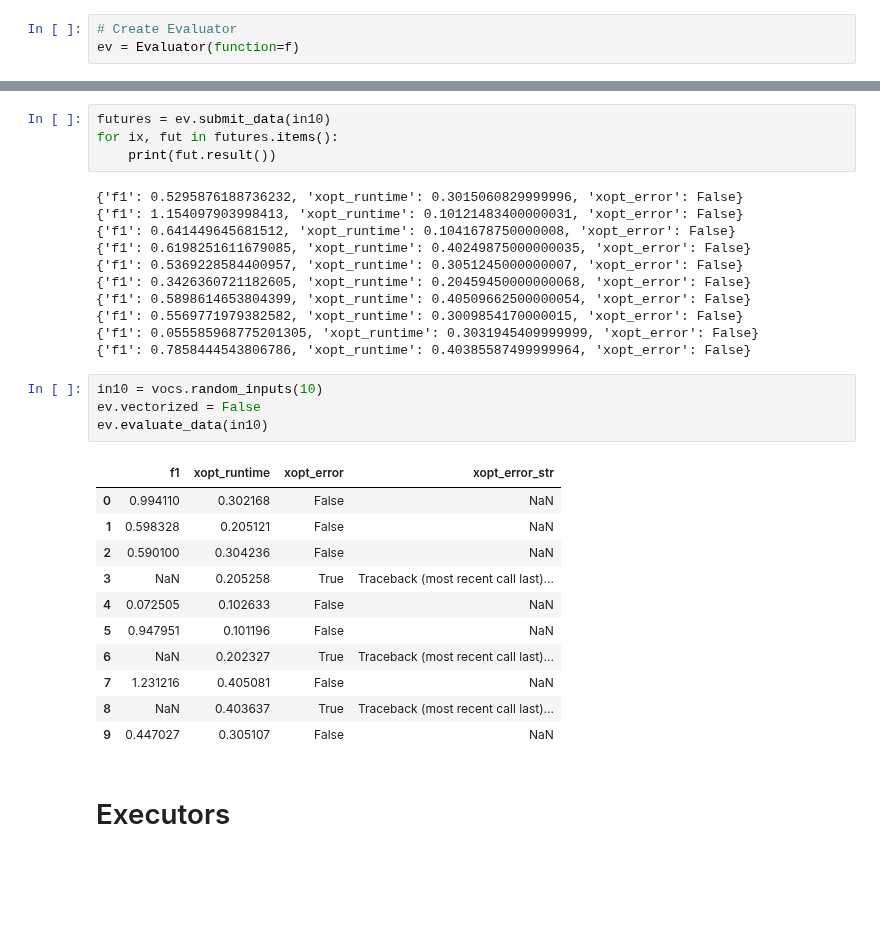
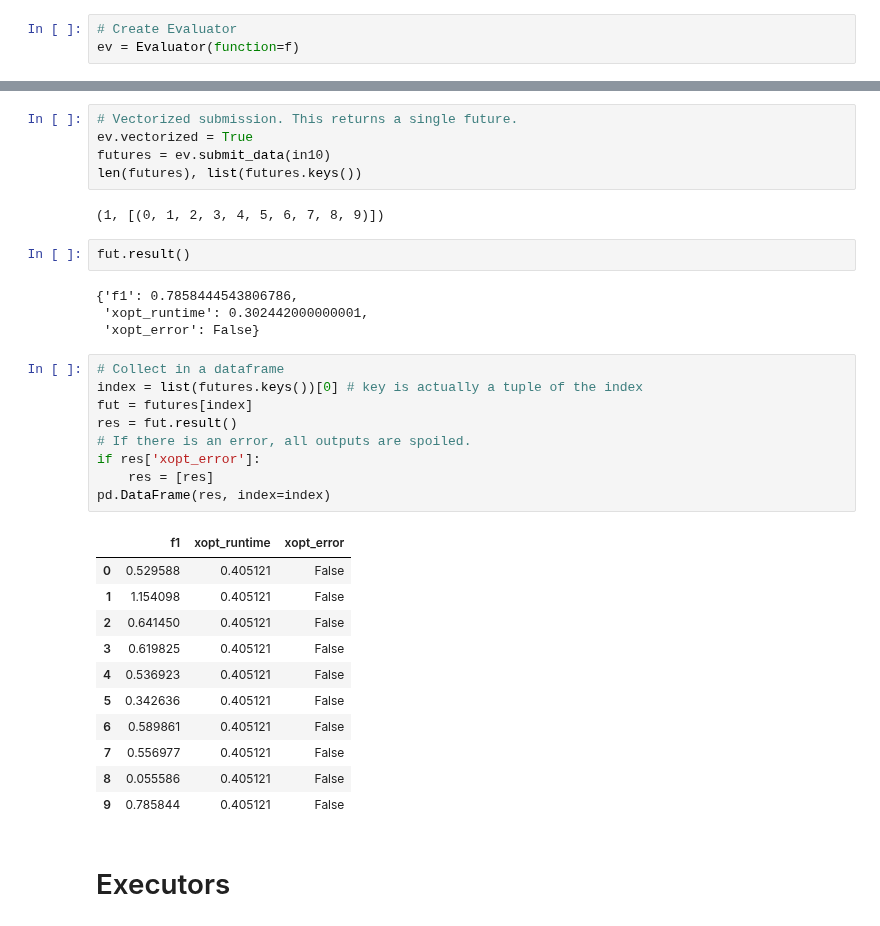
Before and after one commit to xopt-org/Xopt, a Jupyter notebook: docs/examples/basic/xopt_evaluator.ipynb, the cells around one changed output, grey strips where cells are left out. Drawn from its saved outputs; the diff is of its cells as text; blank space fills up the shorter version.

```diff
--- a/docs/examples/basic/xopt_evaluator.ipynb
+++ b/docs/examples/basic/xopt_evaluator.ipynb
@@ -96,34 +114,37 @@ ev.evaluate_data(in10)
-# %%
-futures = ev.submit_data(in10)
-for ix, fut in futures.items():
-    print(fut.result())
-# %% [output]
-{'f1': 0.5295876188736232, 'xopt_runtime': 0.3015060829999996, 'xopt_error': False}
-{'f1': 1.154097903998413, 'xopt_runtime': 0.10121483400000031, 'xopt_error': False}
-{'f1': 0.641449645681512, 'xopt_runtime': 0.1041678750000008, 'xopt_error': False}
-{'f1': 0.6198251611679085, 'xopt_runtime': 0.40249875000000035, 'xopt_error': False}
-{'f1': 0.5369228584400957, 'xopt_runtime': 0.3051245000000007, 'xopt_error': False}
-{'f1': 0.3426360721182605, 'xopt_runtime': 0.20459450000000068, 'xopt_error': False}
-{'f1': 0.5898614653804399, 'xopt_runtime': 0.40509662500000054, 'xopt_error': False}
-{'f1': 0.5569771979382582, 'xopt_runtime': 0.3009854170000015, 'xopt_error': False}
-{'f1': 0.055585968775201305, 'xopt_runtime': 0.3031945409999999, 'xopt_error': False}
-{'f1': 0.7858444543806786, 'xopt_runtime': 0.40385587499999964, 'xopt_error': False}
-# %%
-in10 = vocs.random_inputs(10)
-ev.vectorized = False
-ev.evaluate_data(in10)
-# %% [output]
-|  | f1 | xopt_runtime | xopt_error | xopt_error_str |
-| 0 | 0.994110 | 0.302168 | False | NaN |
-| 1 | 0.598328 | 0.205121 | False | NaN |
-| 2 | 0.590100 | 0.304236 | False | NaN |
-| 3 | NaN | 0.205258 | True | Traceback (most recent call last)... |
-| 4 | 0.072505 | 0.102633 | False | NaN |
-| 5 | 0.947951 | 0.101196 | False | NaN |
-| 6 | NaN | 0.202327 | True | Traceback (most recent call last)... |
-| 7 | 1.231216 | 0.405081 | False | NaN |
-| 8 | NaN | 0.403637 | True | Traceback (most recent call last)... |
-| 9 | 0.447027 | 0.305107 | False | NaN |
+# %%
+# Vectorized submission. This returns a single future.
+ev.vectorized = True
+futures = ev.submit_data(in10)
+len(futures), list(futures.keys())
+# %% [output]
+(1, [(0, 1, 2, 3, 4, 5, 6, 7, 8, 9)])
+# %%
+fut.result()
+# %% [output]
+{'f1': 0.7858444543806786,
+ 'xopt_runtime': 0.302442000000001,
+ 'xopt_error': False}
+# %%
+# Collect in a dataframe
+index = list(futures.keys())[0] # key is actually a tuple of the index
+fut = futures[index]
+res = fut.result()
+# If there is an error, all outputs are spoiled.
+if res['xopt_error']:
+    res = [res]
+pd.DataFrame(res, index=index)
+# %% [output]
+|  | f1 | xopt_runtime | xopt_error |
+| 0 | 0.529588 | 0.405121 | False |
+| 1 | 1.154098 | 0.405121 | False |
+| 2 | 0.641450 | 0.405121 | False |
+| 3 | 0.619825 | 0.405121 | False |
+| 4 | 0.536923 | 0.405121 | False |
+| 5 | 0.342636 | 0.405121 | False |
+| 6 | 0.589861 | 0.405121 | False |
+| 7 | 0.556977 | 0.405121 | False |
+| 8 | 0.055586 | 0.405121 | False |
+| 9 | 0.785844 | 0.405121 | False |
 # %% [markdown]
 # Executors
 # %%
```
Also changed, not shown: parts of 14 cells of this notebook.
